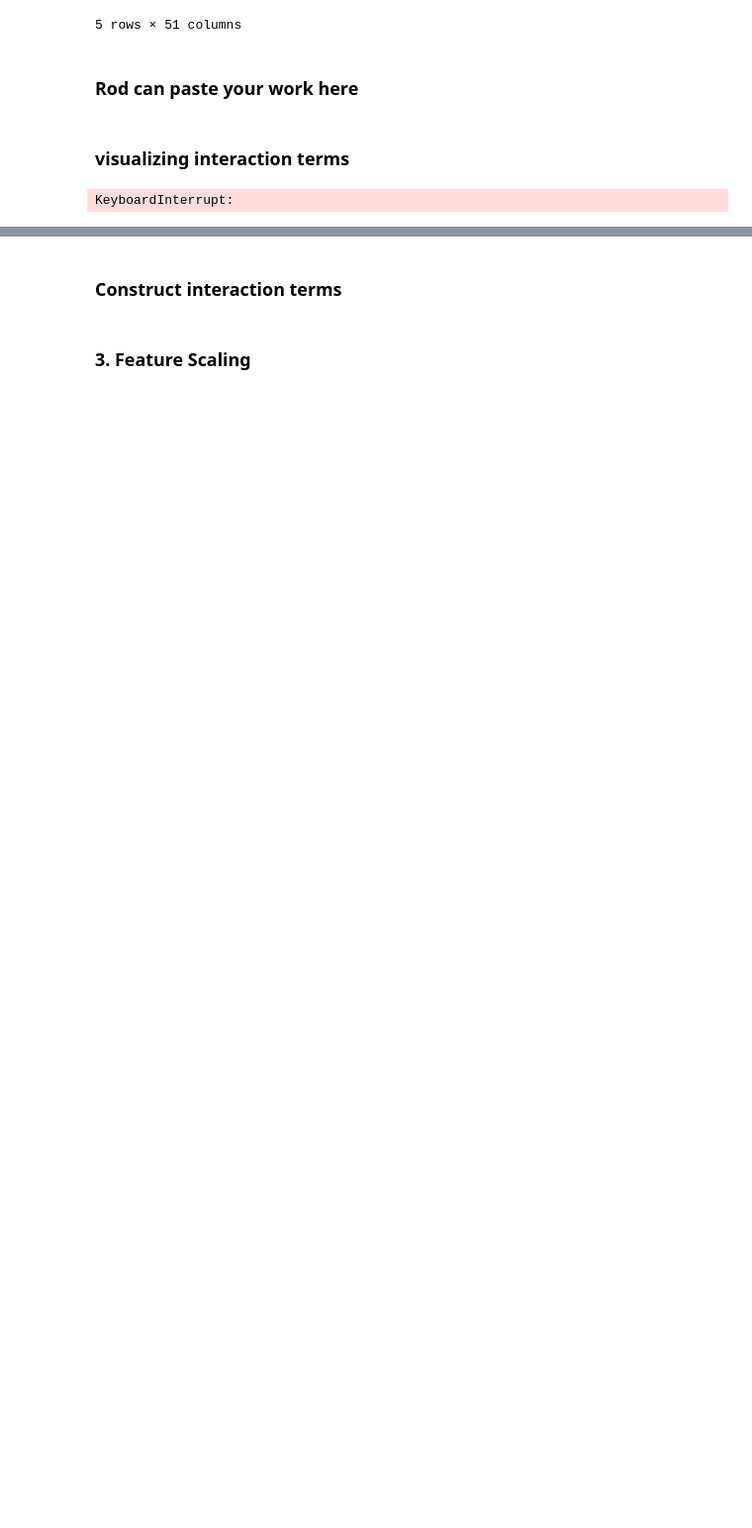
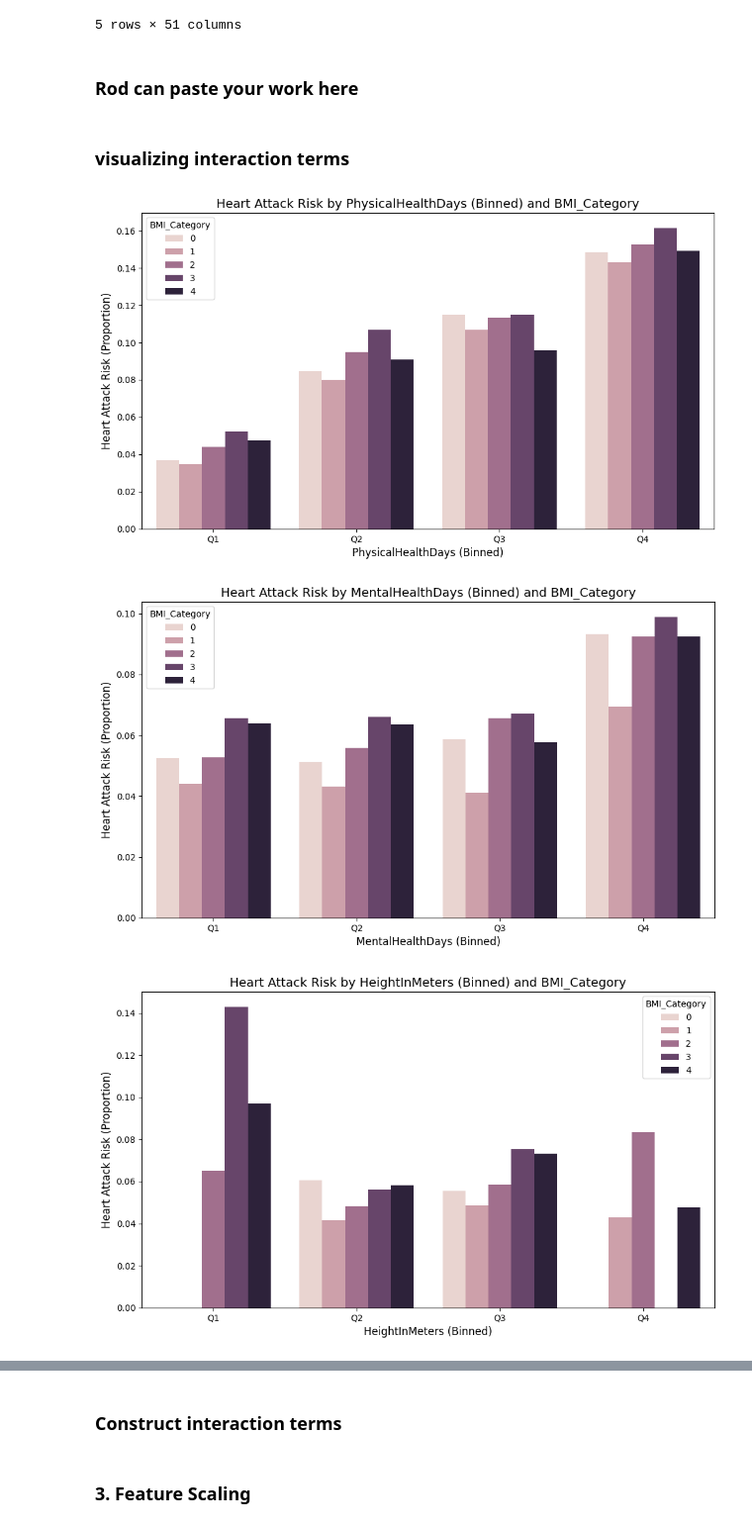
Before and after one commit to MaxChiu1122/ML-Project-with-Cathay-Life, a Jupyter notebook: notebooks/02_feature_engineering.ipynb, the cells around one changed output, grey strips where cells are left out. Shown at 99% size. Cells and saved outputs as stored; diff of their text form; code cells hidden in the pictures; blank space fills up the shorter version.

Commit message:
update interaction construction

```diff
--- a/notebooks/02_feature_engineering.ipynb
+++ b/notebooks/02_feature_engineering.ipynb
@@ -73,42 +73,53 @@ Creating interaction and polynomial features for: ['BMI', 'WeightInKilograms', '
 # %%
 import seaborn as sns
 import matplotlib.pyplot as plt
 
 
 # 定義特徵列表和目標變數
 features = df.drop(columns="HadHeartAttack")
 target = 'HadHeartAttack'
 
 # 選擇一個主要分類變數作為交互基準
-interaction_base = 'AgeCategory'
+interaction_base = 'BMI_Category'
 
 # 定義連續變數和分類變數
-continuous_vars = ['PhysicalHealthDays', 'MentalHealthDays', 'SleepHours', 'HeightInMeters', 'WeightInKilograms', 'BMI']
-categorical_vars = [f for f in features if f not in continuous_vars and f != interaction_base]
+continuous_vars = ['PhysicalHealthDays', 'MentalHealthDays', 'HeightInMeters', 'WeightInKilograms']
+binning_vars = ["SleepHours_Category"]
 
-# 1. 連續變數：散點圖觀察交互作用（與AgeCategory）
 for feature in continuous_vars:
+    # 將連續變數分組為 4 個區間
+    df[f'{feature}_bin'] = pd.cut(df[feature], bins=4, labels=['Q1', 'Q2', 'Q3', 'Q4'])
+
+    # 計算每個區間和 BMI_Category 的心臟病風險比例
+    grouped = df.groupby([f'{feature}_bin', interaction_base])[target].mean().reset_index()
+
+    # 繪製長條圖
     plt.figure(figsize=(10, 6))
-    sns.scatterplot(data=df, x=feature, y=target, hue=interaction_base, s=100)
-    plt.title(f'Relationship between {feature} and Heart Attack Risk by {interaction_base}', fontsize=14)
-    plt.xlabel(feature, fontsize=12)
-    plt.ylabel('Had Heart Attack (0 = No, 1 = Yes)', fontsize=12)
+    sns.barplot(data=grouped, x=f'{feature}_bin', y=target, hue=interaction_base, errorbar='sd')
+    plt.title(f'Heart Attack Risk by {feature} (Binned) and {interaction_base}', fontsize=14)
+    plt.xlabel(f'{feature} (Binned)', fontsize=12)
+    plt.ylabel('Heart Attack Risk (Proportion)', fontsize=12)
     plt.legend(title=interaction_base)
     plt.tight_layout()
     plt.show()
 
-# 2. 分類變數：分組條形圖觀察交互作用（與 AgeCategory）
-for feature in categorical_vars:
+    df = df.drop(columns=f'{feature}_bin')
+
+for feature in binning_vars:
+    # 計算每個類別和 BMI_Category 的心臟病風險比例
+    grouped = df.groupby([feature, interaction_base])[target].mean().reset_index()
+
+    # 繪製長條圖
     plt.figure(figsize=(10, 6))
-    # 計算每個組合下的心臟病比例
-    grouped = df.groupby([feature, interaction_base])[target].mean().reset_index()
-    sns.barplot(data=grouped, x=feature, y=target, hue=interaction_base)
+    sns.barplot(data=grouped, x=feature, y=target, hue=interaction_base, errorbar='sd')
     plt.title(f'Heart Attack Risk by {feature} and {interaction_base}', fontsize=14)
     plt.xlabel(feature, fontsize=12)
-    plt.ylabel('Proportion of Heart Attack (0-1)', fontsize=12)
+    plt.ylabel('Heart Attack Risk (Proportion)', fontsize=12)
     plt.xticks(rotation=45, ha='right')
     plt.legend(title=interaction_base)
     plt.tight_layout()
     plt.show()
 # %% [output]
-KeyboardInterrupt:
+[figure, added]
+[figure, added]
+[figure, added]
```
Also changed, not shown: parts of 7 cells of this notebook, 1 other file.
